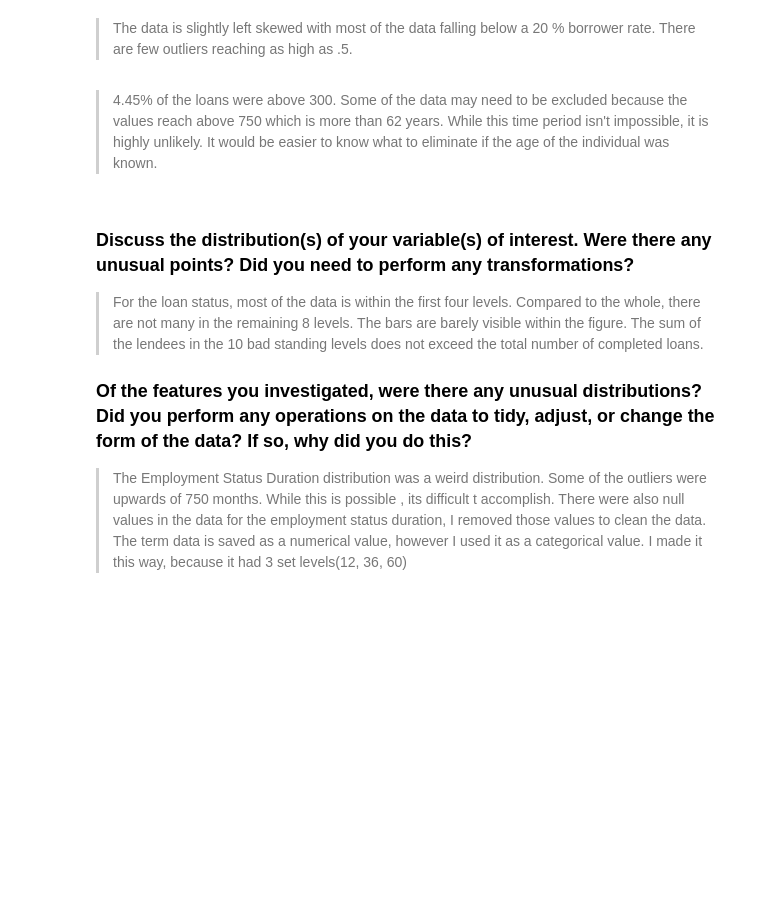
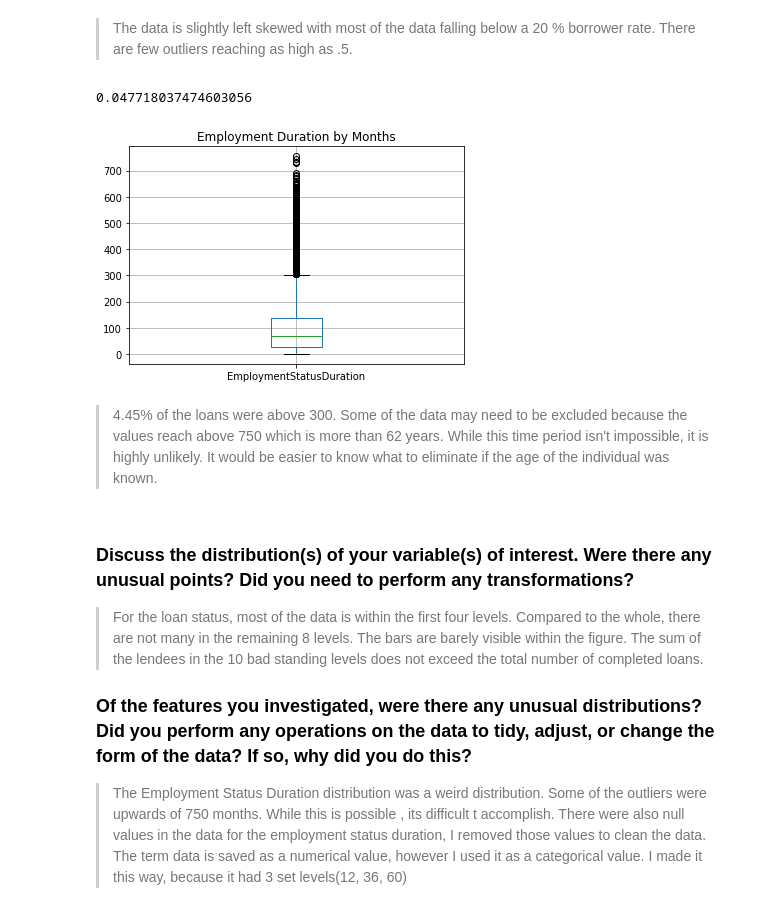
Before and after one commit to DJreyaB/Udacity-Data-Visualizations, a Jupyter notebook: exploration_template.ipynb, the cells around one changed output. Drawn from its saved outputs; the diff is of its cells as text; code cells hidden in the pictures; blank space fills up the shorter version.

```diff
--- a/exploration_template.ipynb
+++ b/exploration_template.ipynb
@@ -199,11 +226,13 @@ plt.xlabel('Borrower Rate');
 # %%
 #Employment Duration by months
 loans2_clean.boxplot(column = 'EmploymentStatusDuration')
-plt.title('Employement Duration by Months')
-plt.xlabel('Employment Status Duration');
+plt.title('Employment Duration by Months');
 #find the proportion of the values that are greater than th 75 % quartile
 term_outliers = (loans2_clean['EmploymentStatusDuration'] > 300).mean()
 term_outliers
+# %% [output]
+0.047718037474603056
+[figure, added]
 # %% [markdown]
 > 4.45% of the loans were above 300. Some of the data may need to be excluded because the values reach above 750 which is more than 62 years. While this time period isn't impossible, it is highly unlikely. It would be easier to know what to eliminate if the age of the individual was known.
 # %% [markdown]
```
Also changed, not shown: parts of 25 cells of this notebook, 1 other file.
